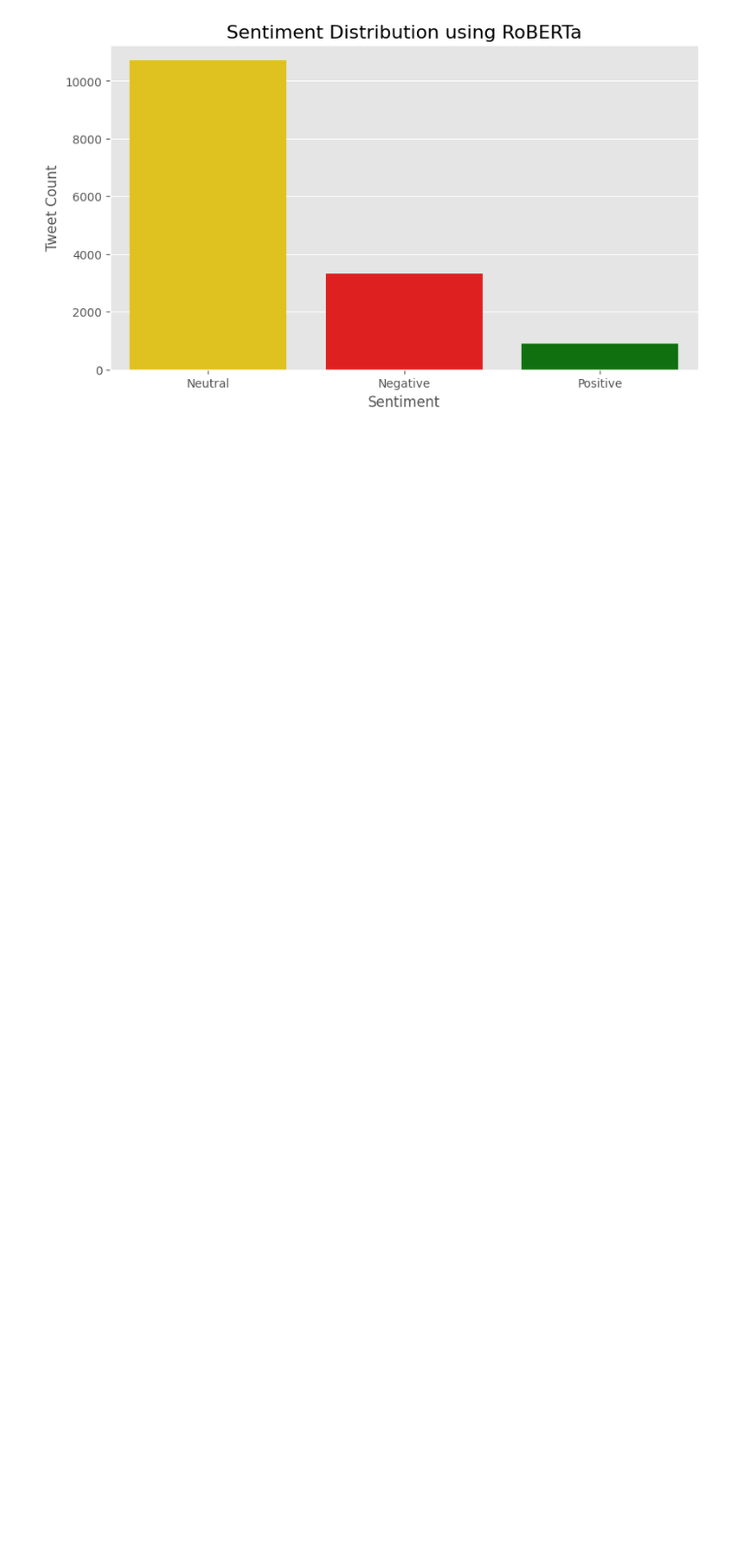
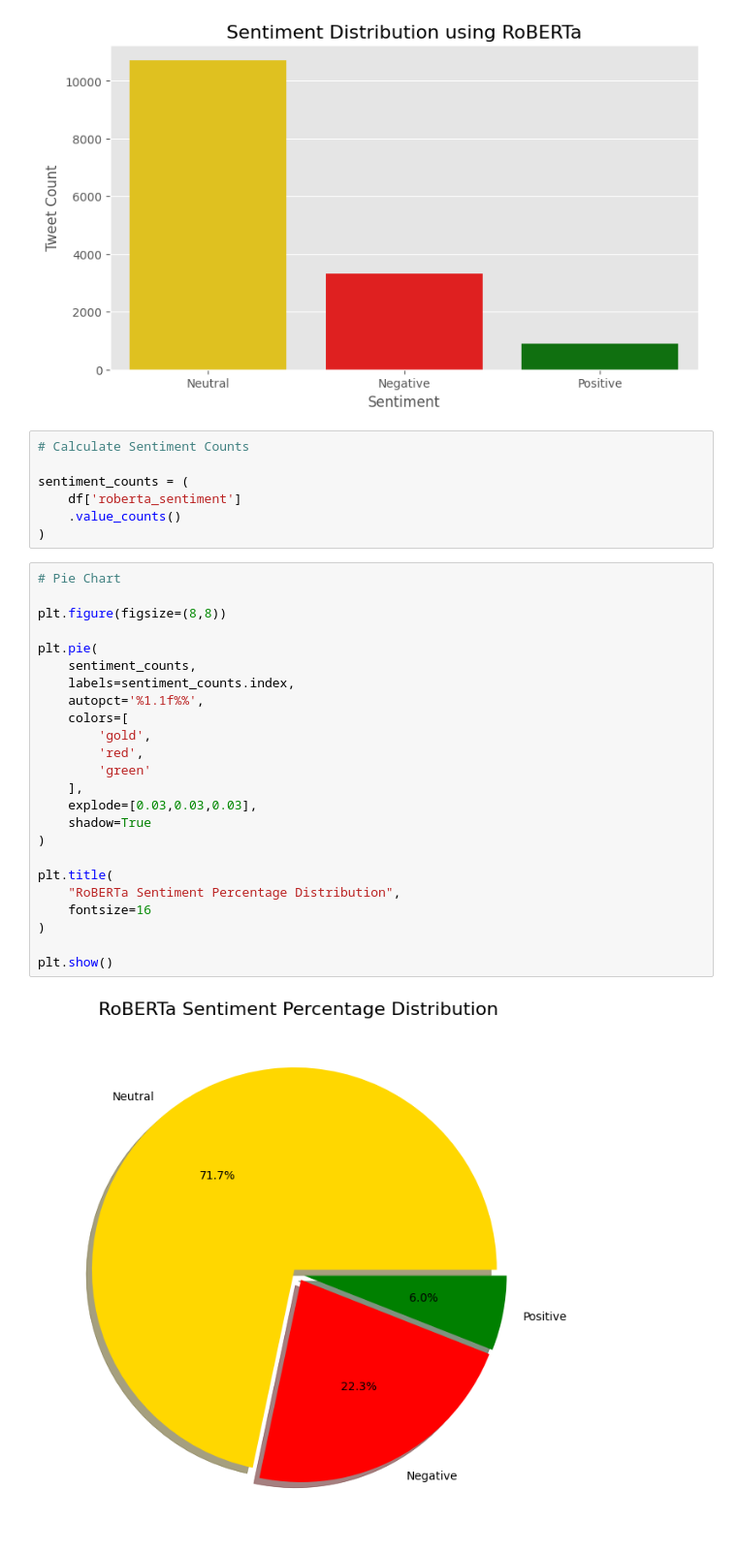
Before and after one commit to rahulrajput831831/TAIRP, a Jupyter notebook: notebooks/04_roberta_analysis.ipynb, the cells around one changed output. Shown at 97% size. Saved outputs shown, nothing was run; the diff lists cells and outputs as text; blank space fills up the shorter version.

Commit message:
Added RoBERTa sentiment percentage visualization

```diff
--- a/notebooks/04_roberta_analysis.ipynb
+++ b/notebooks/04_roberta_analysis.ipynb
@@ -324,3 +324,36 @@ plt.ylabel("Tweet Count")
 plt.show()
 # %% [output]
 [figure]
+# %%
+# Calculate Sentiment Counts
+
+sentiment_counts = (
+    df['roberta_sentiment']
+    .value_counts()
+)
+# %%
+# Pie Chart
+
+plt.figure(figsize=(8,8))
+
+plt.pie(
+    sentiment_counts,
+    labels=sentiment_counts.index,
+    autopct='%1.1f%%',
+    colors=[
+        'gold',
+        'red',
+        'green'
+    ],
+    explode=[0.03,0.03,0.03],
+    shadow=True
+)
+
+plt.title(
+    "RoBERTa Sentiment Percentage Distribution",
+    fontsize=16
+)
+
+plt.show()
+# %% [output]
+[figure, added]
```
